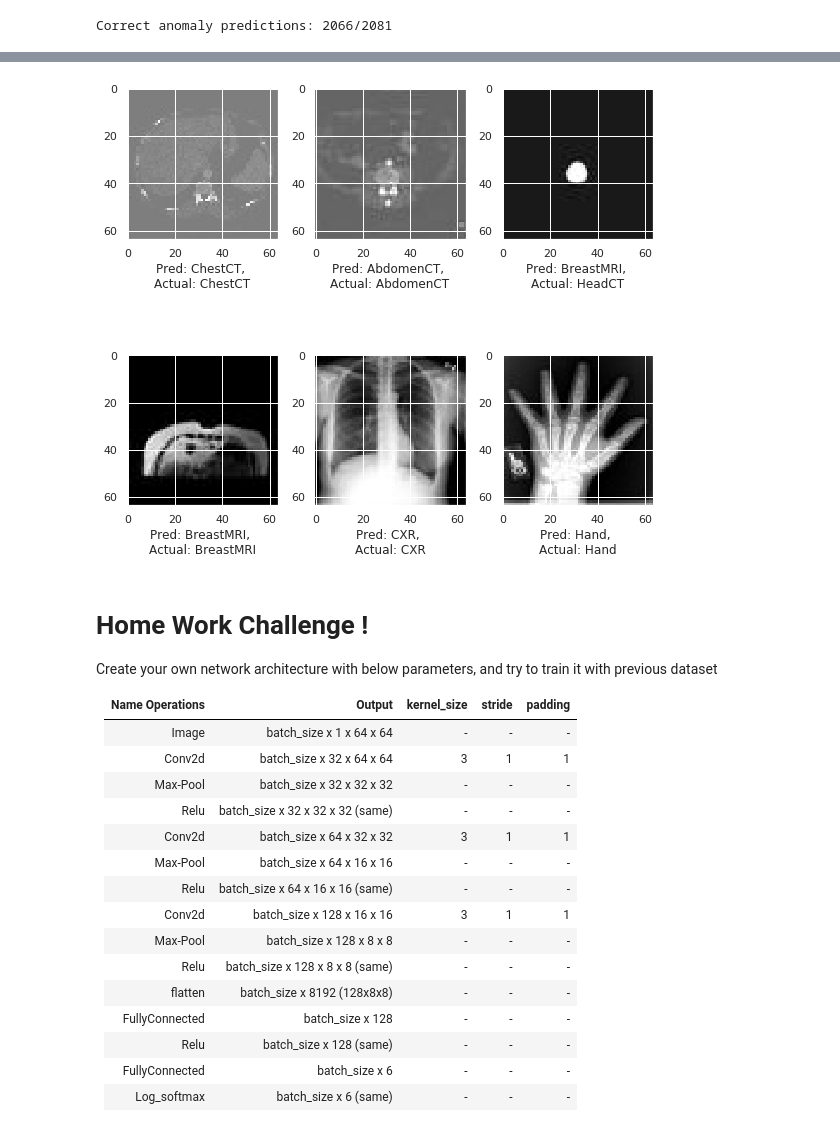
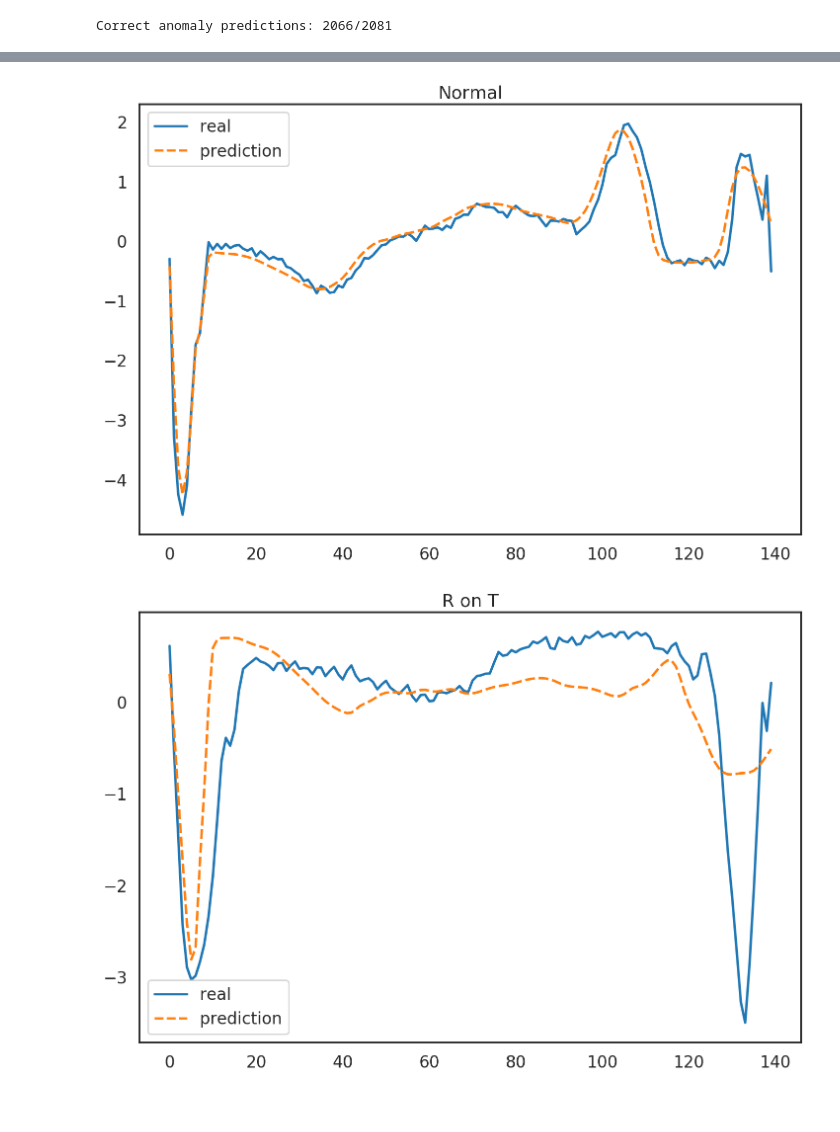
Before and after one commit to imeri-course/ai-in-healthcare, a Jupyter notebook: Session4/Demo_LSTM.ipynb, the cells around one changed output, grey strips where cells are left out. Cells and saved outputs as stored; diff of their text form; code cells hidden in the pictures; blank space fills up the shorter version.

```diff
--- a/Session4/Demo_LSTM.ipynb
+++ b/Session4/Demo_LSTM.ipynb
@@ -609,36 +595,0 @@ def predict(file, to_name=True):
-# %%
-# predict random
-mp.subplots(2,3,figsize=(8,8))
-for i, c in enumerate(class_names):
-    filename = df_test[df_test['class_name'] == c].sample().filename.values[0]
-    pred = predict(filename)
-    im = Image.open(filename)
-    arr = np.array(im)
-    mp.subplot(2,3,i+1)
-    mp.xlabel(f"Pred: {pred}, \nActual: {c}")
-    mp.imshow(arr,cmap='gray',vmin=0,vmax=255)
-mp.tight_layout()
-mp.show()
-# %% [output]
-[figure, removed]
-# %% [markdown]
-# Home Work Challenge !
-Create your own network architecture with below parameters, and try to train it with previous dataset
-
-| Name Operations | Output                           | kernel_size | stride | padding |
-|-----------------|----------------------------------|-------------|--------|---------|
-| Image           | batch_size x 1 x 64 x 64         | -           | -      | -       |
-| Conv2d          | batch_size x 32 x 64 x 64        | 3           | 1      | 1       |
-| Max-Pool        | batch_size x 32 x 32 x 32        | -           | -      | -       |
-| Relu            | batch_size x 32 x 32 x 32 (same) | -           | -      | -       |
-| Conv2d          | batch_size x 64 x 32 x 32        | 3           | 1      | 1       |
-| Max-Pool        | batch_size x 64 x 16 x 16        | -           | -      | -       |
-| Relu            | batch_size x 64 x 16 x 16 (same) | -           | -      | -       |
-| Conv2d          | batch_size x 128 x 16 x 16       | 3           | 1      | 1       |
-| Max-Pool        | batch_size x 128 x 8 x 8         | -           | -      | -       |
-| Relu            | batch_size x 128 x 8 x 8 (same)  | -           | -      | -       |
-| flatten         | batch_size x 8192 (128x8x8)      | -           | -      | -       |
-| FullyConnected  | batch_size x 128                 | -           | -      | -       |
-| Relu            | batch_size x 128 (same)          | -           | -      | -       |
-| FullyConnected  | batch_size x 6                   | -           | -      | -       |
-| Log_softmax     | batch_size x 6 (same)            | -           | -      | -       |
@@ -692,0 +596,31 @@ class Net(nn.Module):
+# %%
+# for predict a file
+def predict(data):
+    data = torch.FloatTensor(data)
+    if torch.cuda.is_available():
+        network.cuda()
+        data = data.cuda()
+
+    network.eval()
+    with torch.no_grad():
+        y_pred = network(data)
+
+    return y_pred.cpu().numpy()
+# %%
+import numpy as np
+import seaborn as sns
+import matplotlib.pyplot as plt
+
+# predict random
+for i, c in enumerate(class_names):
+    data = df[df['target']==i+1].iloc[:,:-1].sample().values
+    pred = predict([data])
+    _df = pd.DataFrame()
+    _df['real'] = data.reshape(-1)
+    _df['prediction'] = pred.reshape(-1)
+    ax = sns.lineplot(data=_df, palette="tab10", linewidth=2.5)
+    ax.set_title(c)
+    plt.show()
+# %% [output]
+[figure, added]
+[figure, added]
```
Also changed, not shown: parts of 38 cells of this notebook.
